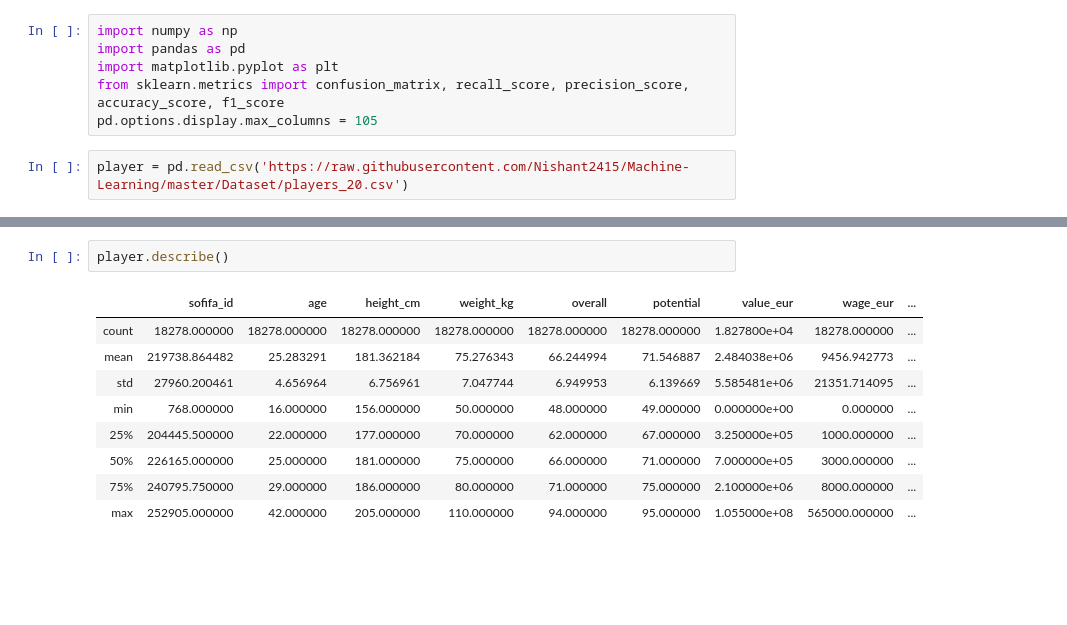
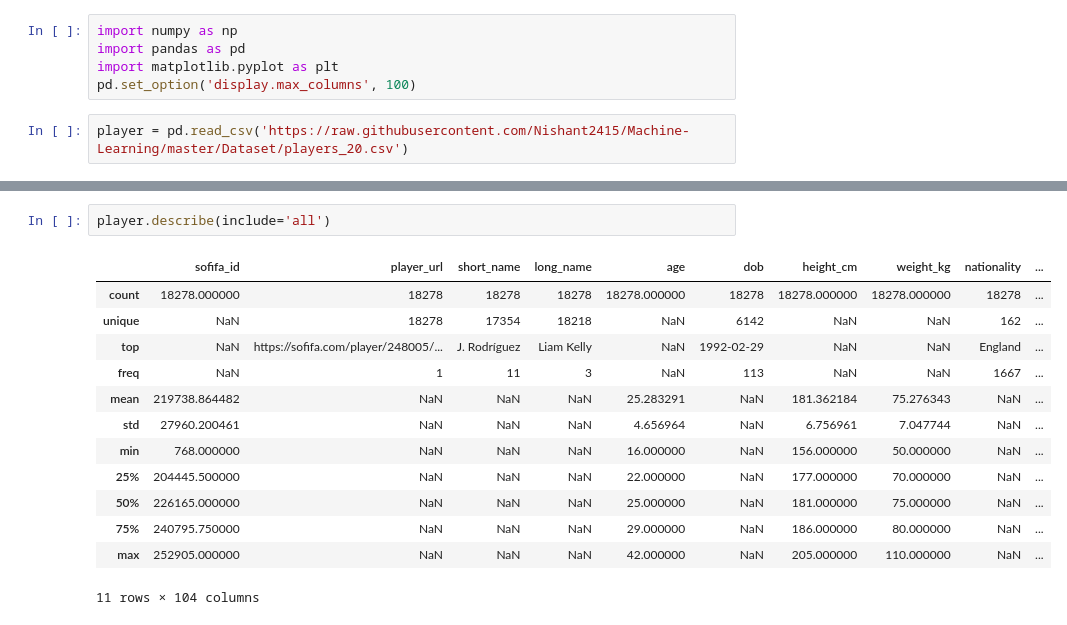
Before and after one commit to Nishant2415/Machine-Learning, a Jupyter notebook: College/PracticalML.ipynb, the cells around one changed output, grey strips where cells are left out. Cells and saved outputs as stored; diff of their text form; blank space fills up the shorter version.

```diff
--- a/College/PracticalML.ipynb
+++ b/College/PracticalML.ipynb
@@ -2,8 +2,7 @@
 import numpy as np
 import pandas as pd
 import matplotlib.pyplot as plt
-from sklearn.metrics import confusion_matrix, recall_score, precision_score, accuracy_score, f1_score
-pd.options.display.max_columns = 105
+pd.set_option('display.max_columns', 100)
 # %%
 player = pd.read_csv('https://raw.githubusercontent.com/Nishant2415/Machine-Learning/master/Dataset/players_20.csv')
 # %%
@@ -18,13 +29,17 @@ player.head()
 # %%
-player.describe()
+player.describe(include='all')
 # %% [output]
-|  | sofifa_id | age | height_cm | weight_kg | overall | potential | value_eur | wage_eur | ... |
-| count | 18278.000000 | 18278.000000 | 18278.000000 | 18278.000000 | 18278.000000 | 18278.000000 | 1.827800e+04 | 18278.000000 | ... |
-| mean | 219738.864482 | 25.283291 | 181.362184 | 75.276343 | 66.244994 | 71.546887 | 2.484038e+06 | 9456.942773 | ... |
-| std | 27960.200461 | 4.656964 | 6.756961 | 7.047744 | 6.949953 | 6.139669 | 5.585481e+06 | 21351.714095 | ... |
-| min | 768.000000 | 16.000000 | 156.000000 | 50.000000 | 48.000000 | 49.000000 | 0.000000e+00 | 0.000000 | ... |
-| 25% | 204445.500000 | 22.000000 | 177.000000 | 70.000000 | 62.000000 | 67.000000 | 3.250000e+05 | 1000.000000 | ... |
-| 50% | 226165.000000 | 25.000000 | 181.000000 | 75.000000 | 66.000000 | 71.000000 | 7.000000e+05 | 3000.000000 | ... |
-| 75% | 240795.750000 | 29.000000 | 186.000000 | 80.000000 | 71.000000 | 75.000000 | 2.100000e+06 | 8000.000000 | ... |
-| max | 252905.000000 | 42.000000 | 205.000000 | 110.000000 | 94.000000 | 95.000000 | 1.055000e+08 | 565000.000000 | ... |
+|  | sofifa_id | player_url | short_name | long_name | age | dob | height_cm | weight_kg | nationality | ... |
+| count | 18278.000000 | 18278 | 18278 | 18278 | 18278.000000 | 18278 | 18278.000000 | 18278.000000 | 18278 | ... |
+| unique | NaN | 18278 | 17354 | 18218 | NaN | 6142 | NaN | NaN | 162 | ... |
+| top | NaN | https://sofifa.com/player/248005/... | J. Rodríguez | Liam Kelly | NaN | 1992-02-29 | NaN | NaN | England | ... |
+| freq | NaN | 1 | 11 | 3 | NaN | 113 | NaN | NaN | 1667 | ... |
+| mean | 219738.864482 | NaN | NaN | NaN | 25.283291 | NaN | 181.362184 | 75.276343 | NaN | ... |
+| std | 27960.200461 | NaN | NaN | NaN | 4.656964 | NaN | 6.756961 | 7.047744 | NaN | ... |
+| min | 768.000000 | NaN | NaN | NaN | 16.000000 | NaN | 156.000000 | 50.000000 | NaN | ... |
+| 25% | 204445.500000 | NaN | NaN | NaN | 22.000000 | NaN | 177.000000 | 70.000000 | NaN | ... |
+| 50% | 226165.000000 | NaN | NaN | NaN | 25.000000 | NaN | 181.000000 | 75.000000 | NaN | ... |
+| 75% | 240795.750000 | NaN | NaN | NaN | 29.000000 | NaN | 186.000000 | 80.000000 | NaN | ... |
+| max | 252905.000000 | NaN | NaN | NaN | 42.000000 | NaN | 205.000000 | 110.000000 | NaN | ... |
+11 rows × 104 columns
 # %%
```
Also changed, not shown: parts of 6 cells of this notebook, 2 other files.
